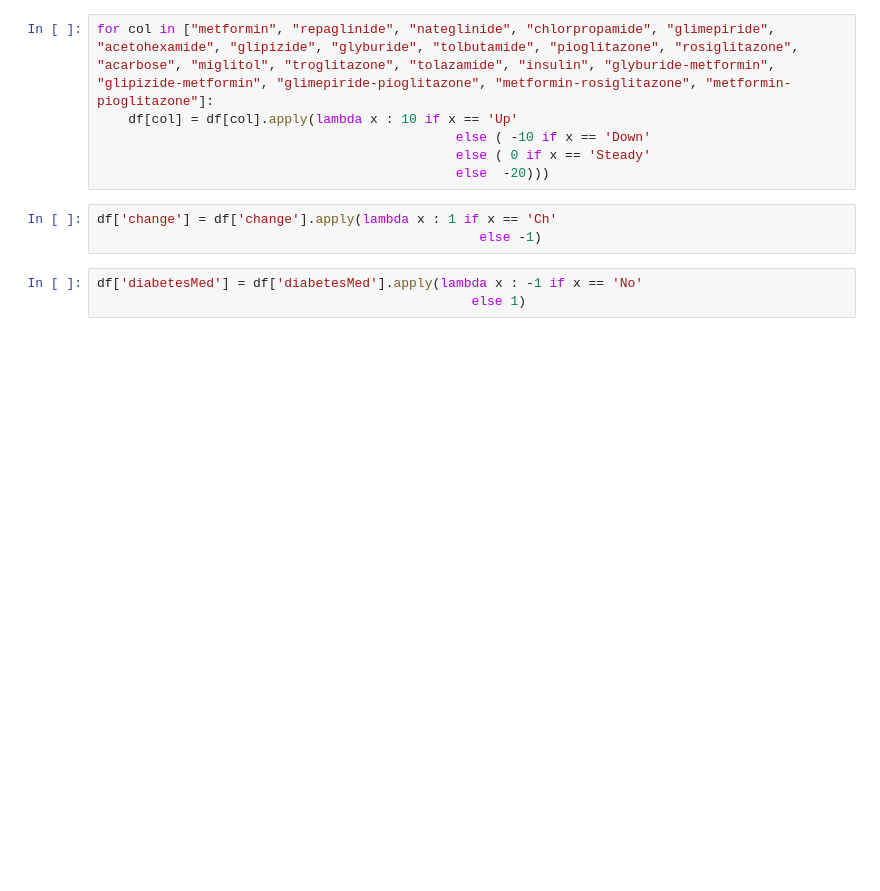
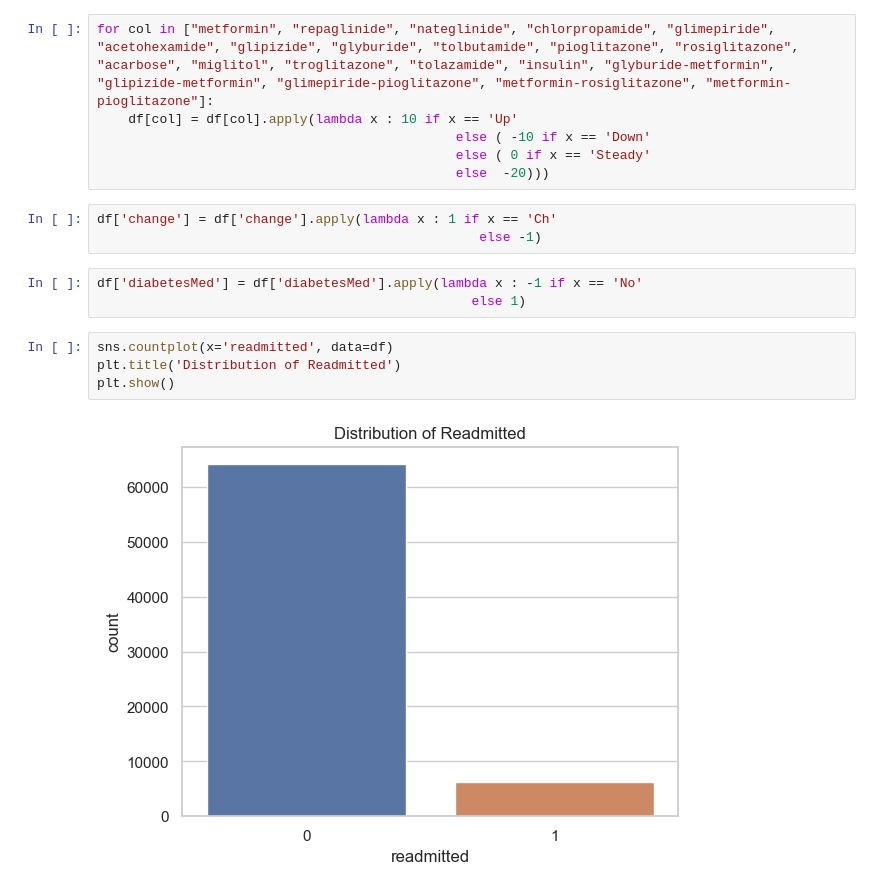
Before and after one commit to Kiarashmo/AI-Course, a Jupyter notebook: Project 5/main.ipynb, the cells around one changed output. Saved outputs shown, nothing was run; the diff lists cells and outputs as text; blank space fills up the shorter version.

```diff
--- a/Project 5/main.ipynb
+++ b/Project 5/main.ipynb
@@ -320,3 +317,9 @@ df['change'] = df['change'].apply(lambda x : 1 if x == 'Ch'
 # %%
 df['diabetesMed'] = df['diabetesMed'].apply(lambda x : -1 if x == 'No'
                                                 else 1)
+# %%
+sns.countplot(x='readmitted', data=df)
+plt.title('Distribution of Readmitted')
+plt.show()
+# %% [output]
+[figure, added]
```
Also changed, not shown: parts of 13 cells of this notebook.
